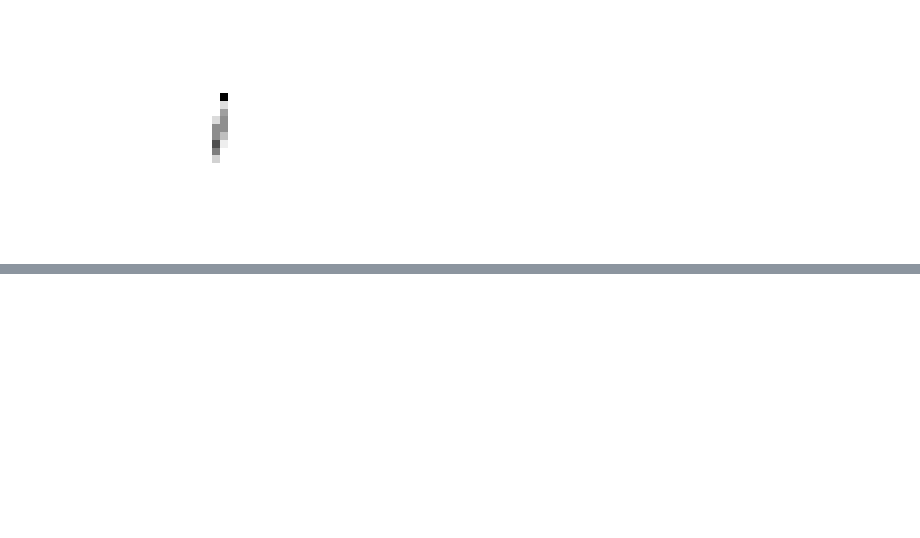
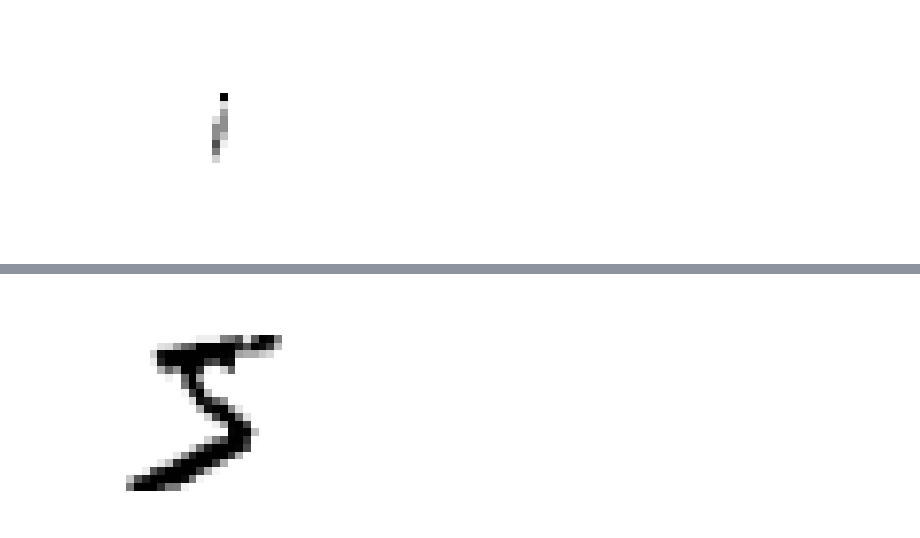
Before and after one commit to zuzuta/BookLearning-Hands_on_Machine_Learning, a Jupyter notebook: Chapter3 Classification.ipynb, the cells around one changed output, grey strips where cells are left out. Cells and saved outputs as stored; diff of their text form; code cells hidden in the pictures; blank space fills up the shorter version.

```diff
--- a/Chapter3 Classification.ipynb
+++ b/Chapter3 Classification.ipynb
@@ -390,0 +402,6 @@ plot_digit(clean_digit)
+# %%
+mnist = fetch_openml('mnist_784', version=1)
+
+X, y = mnist["data"], mnist["target"]
+
+X_train, X_test, y_train, y_test = X[:60000], X[60000:], y[:60000], y[60000:]
@@ -390,0 +428,18 @@ plot_digit(clean_digit)
+# %%
+def image_rotation(image):
+    image = image.reshape((28, 28))
+    u_image = shift(image, [-1, 0], cval=0)
+    r_image = shift(image, [0, 1], cval=0)
+    d_image = shift(image, [1, 0], cval=0)
+    l_image = shift(image, [0, -1], cval=0)
+    return [u_image, r_image, d_image, l_image]
+# %%
+some_digit = X[0]
+
+def plot_digit(data):
+    image = data.reshape(28, 28)
+    plt.imshow(image, cmap = plt.cm.binary,
+               interpolation="nearest")
+    plt.axis("off")
+
+plot_digit(some_digit)
@@ -390,0 +448,5 @@ plot_digit(clean_digit)
+# %%
+some_rotated_image = image_rotation(some_digit)
+plot_digit(some_rotated_image[3])
+# %% [output]
+[figure, added]
```
Also changed, not shown: parts of 11 cells of this notebook.
